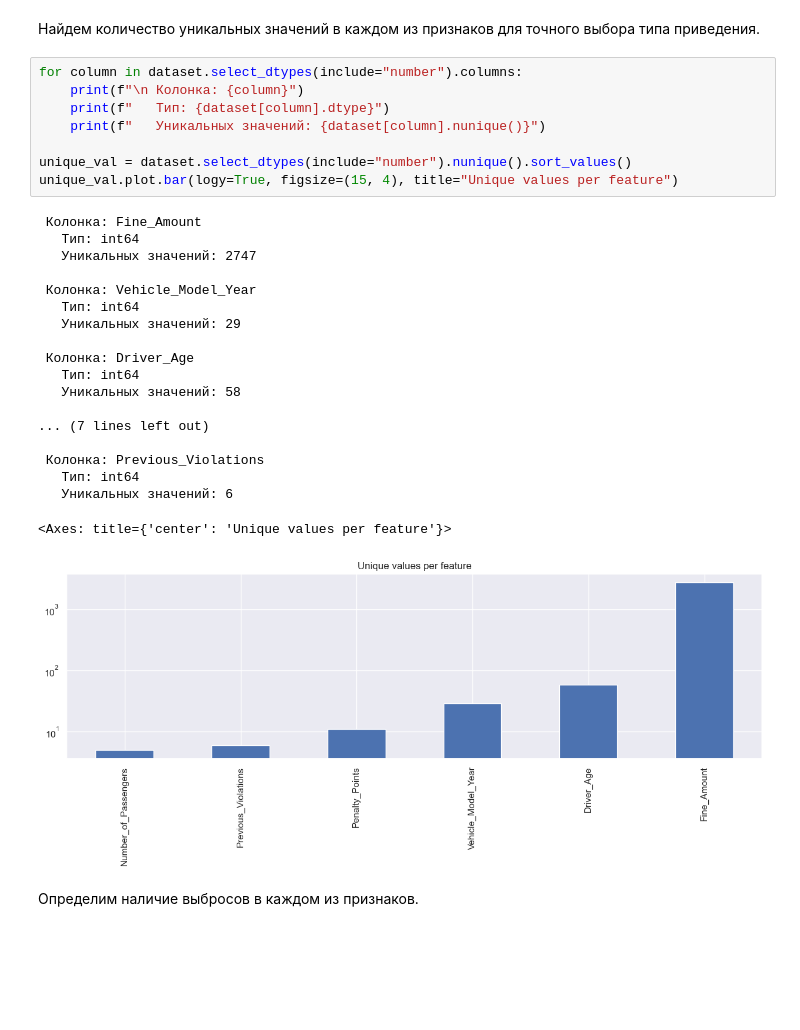
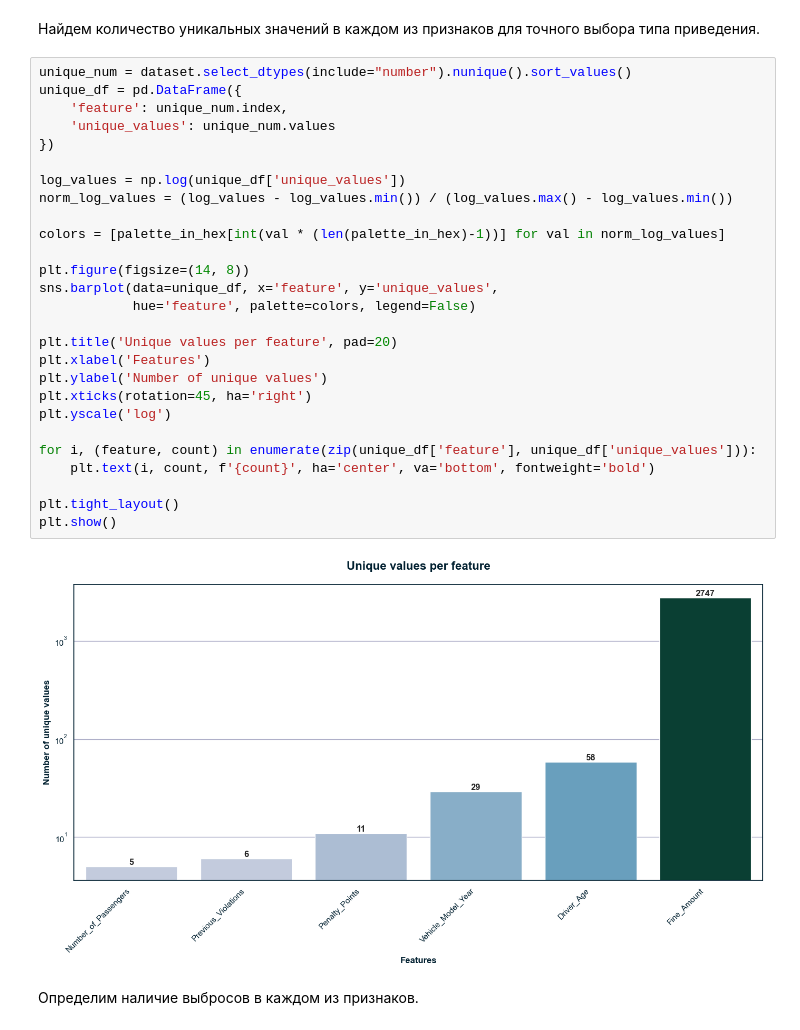
Before and after one commit to Arkotel/DE_ITMO_2025, a Jupyter notebook: notebooks/EDA.ipynb, the cells around one changed output. Cells and saved outputs as stored; diff of their text form; blank space fills up the shorter version.

```diff
--- a/notebooks/EDA.ipynb
+++ b/notebooks/EDA.ipynb
@@ -452,34 +553,35 @@ dataset.select_dtypes(include="number").head()
 | 4 | 1610 | 2016 | 63 | 4 | 4 | ... |
 # %% [markdown]
 Найдем количество уникальных значений в каждом из признаков для точного выбора типа приведения.
-# %%
-for column in dataset.select_dtypes(include="number").columns:
-    print(f"\n Колонка: {column}")
-    print(f"   Тип: {dataset[column].dtype}")
-    print(f"   Уникальных значений: {dataset[column].nunique()}")
-
-unique_val = dataset.select_dtypes(include="number").nunique().sort_values()
-unique_val.plot.bar(logy=True, figsize=(15, 4), title="Unique values per feature")
-# %% [output]
- Колонка: Fine_Amount
-   Тип: int64
-   Уникальных значений: 2747
-
- Колонка: Vehicle_Model_Year
-   Тип: int64
-   Уникальных значений: 29
-
- Колонка: Driver_Age
-   Тип: int64
-   Уникальных значений: 58
-
-... (7 lines left out)
-
- Колонка: Previous_Violations
-   Тип: int64
-   Уникальных значений: 6
-<Axes: title={'center': 'Unique values per feature'}>
-[figure, removed]
+# %%
+unique_num = dataset.select_dtypes(include="number").nunique().sort_values()
+unique_df = pd.DataFrame({
+    'feature': unique_num.index,
+    'unique_values': unique_num.values
+})
+
+log_values = np.log(unique_df['unique_values'])
+norm_log_values = (log_values - log_values.min()) / (log_values.max() - log_values.min())
+
+colors = [palette_in_hex[int(val * (len(palette_in_hex)-1))] for val in norm_log_values]
+
+plt.figure(figsize=(14, 8))
+sns.barplot(data=unique_df, x='feature', y='unique_values',
+            hue='feature', palette=colors, legend=False)
+
+plt.title('Unique values per feature', pad=20)
+plt.xlabel('Features')
+plt.ylabel('Number of unique values')
+plt.xticks(rotation=45, ha='right')
+plt.yscale('log')
+
+for i, (feature, count) in enumerate(zip(unique_df['feature'], unique_df['unique_values'])):
+    plt.text(i, count, f'{count}', ha='center', va='bottom', fontweight='bold')
+
+plt.tight_layout()
+plt.show()
+# %% [output]
+[figure, added]
 # %% [markdown]
 Определим наличие выбросов в каждом из признаков.
 # %%
```
Also changed, not shown: parts of 26 cells of this notebook.
